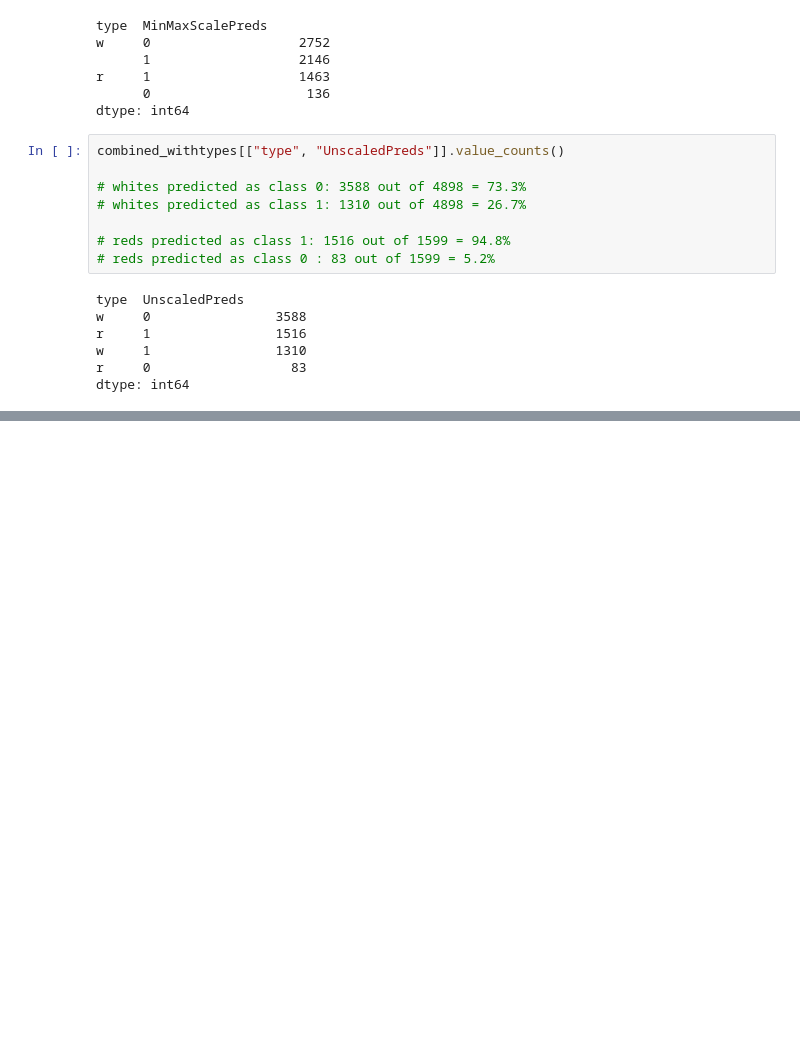
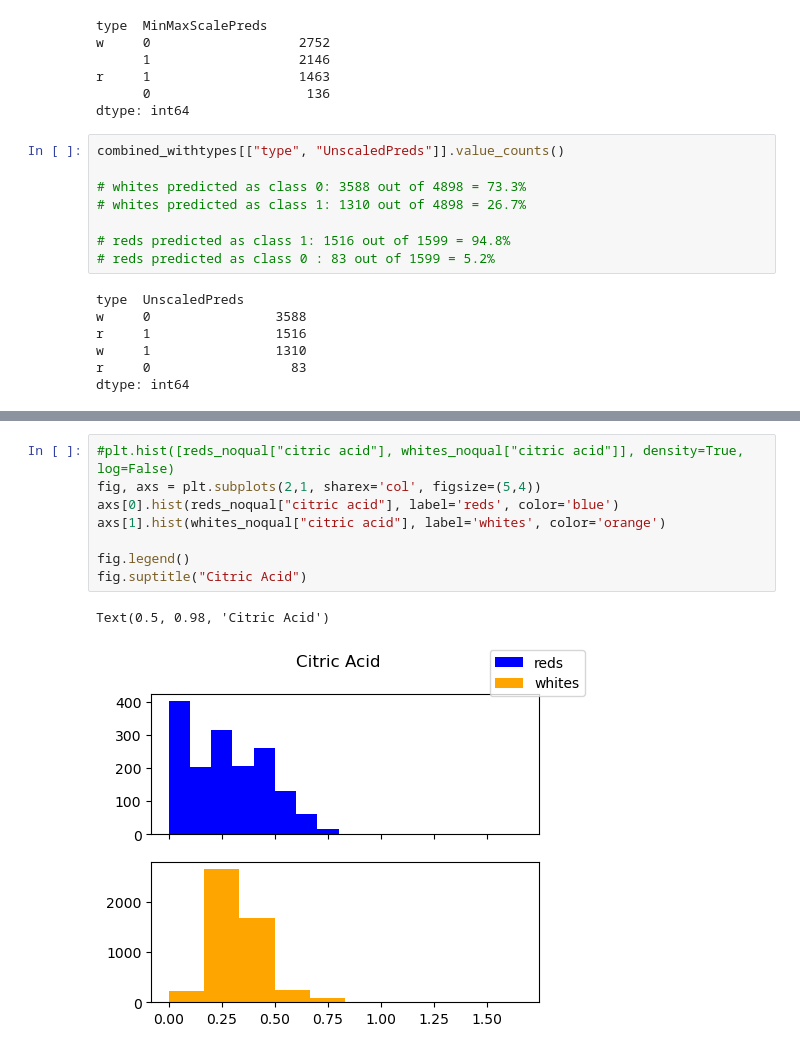
Before and after one commit to nmdollhopf/team1_wine_project, a Jupyter notebook: initial_unsupervised_clustering.ipynb, the cells around one changed output, grey strips where cells are left out. Drawn from its saved outputs; the diff is of its cells as text; blank space fills up the shorter version.

```diff
--- a/initial_unsupervised_clustering.ipynb
+++ b/initial_unsupervised_clustering.ipynb
@@ -323,0 +355,11 @@ dtype: int64
+# %%
+#plt.hist([reds_noqual["citric acid"], whites_noqual["citric acid"]], density=True, log=False)
+fig, axs = plt.subplots(2,1, sharex='col', figsize=(5,4))
+axs[0].hist(reds_noqual["citric acid"], label='reds', color='blue')
+axs[1].hist(whites_noqual["citric acid"], label='whites', color='orange')
+
+fig.legend()
+fig.suptitle("Citric Acid")
+# %% [output]
+Text(0.5, 0.98, 'Citric Acid')
+[figure, added]
```
Also changed, not shown: parts of 18 cells of this notebook.
